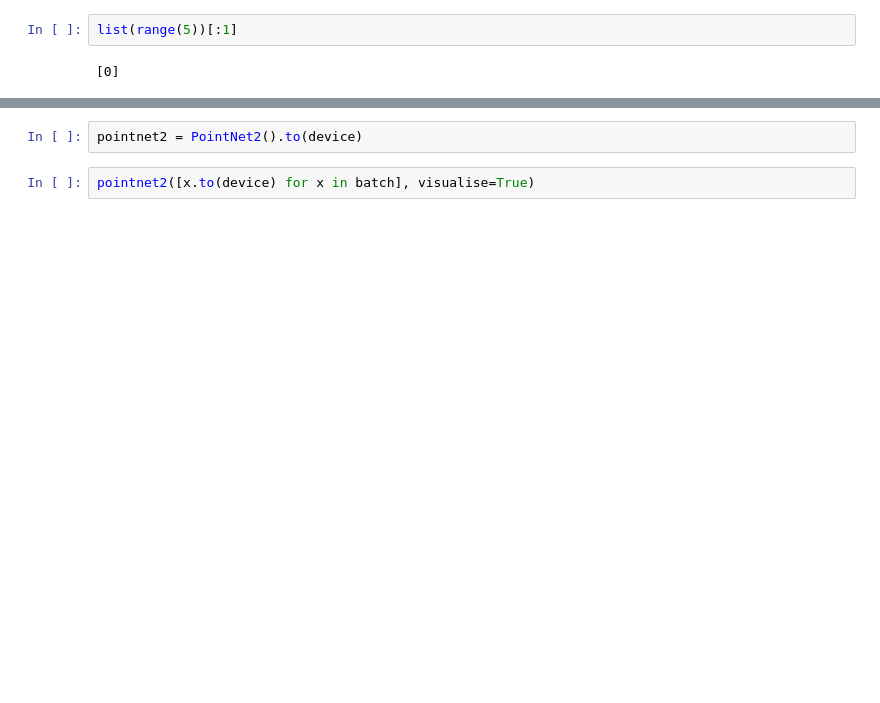
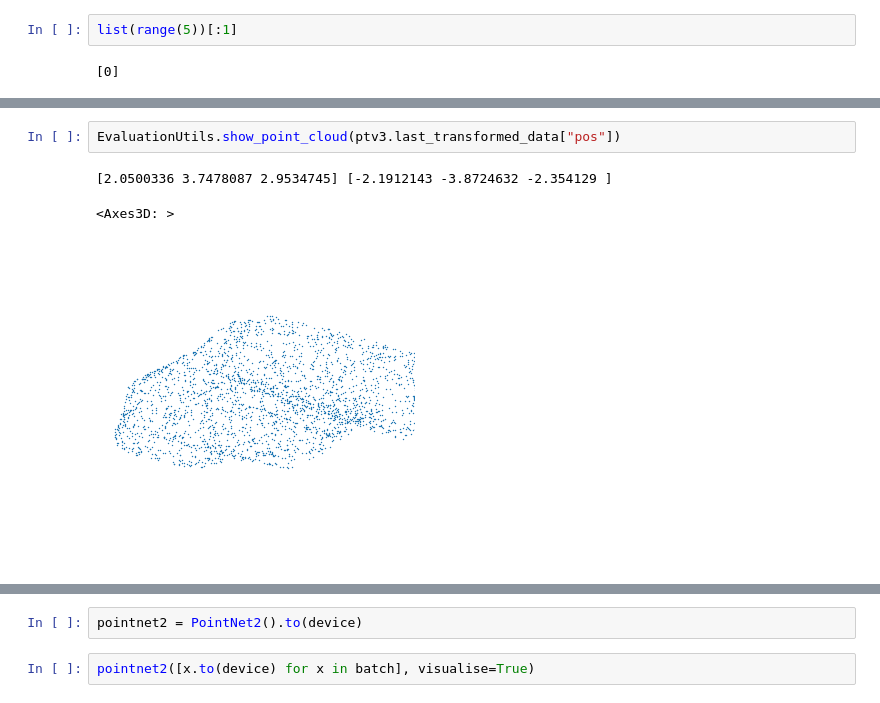
Before and after one commit to EnegoComley/RayRepresentationTesting, a Jupyter notebook: EvaluationTesting.ipynb, the cells around one changed output, grey strips where cells are left out. Drawn from its saved outputs; the diff is of its cells as text; blank space fills up the shorter version.

```diff
--- a/EvaluationTesting.ipynb
+++ b/EvaluationTesting.ipynb
@@ -64,0 +138,6 @@ W0921 10:27:04.517000 2214696 .venv/lib/python3.12/site-packages/torch/fx/_symbo
+# %%
+EvaluationUtils.show_point_cloud(ptv3.last_transformed_data["pos"])
+# %% [output]
+[2.0500336 3.7478087 2.9534745] [-2.1912143 -3.8724632 -2.354129 ]
+<Axes3D: >
+[figure, added]
```
Also changed, not shown: parts of 31 cells of this notebook, 5 other files.
